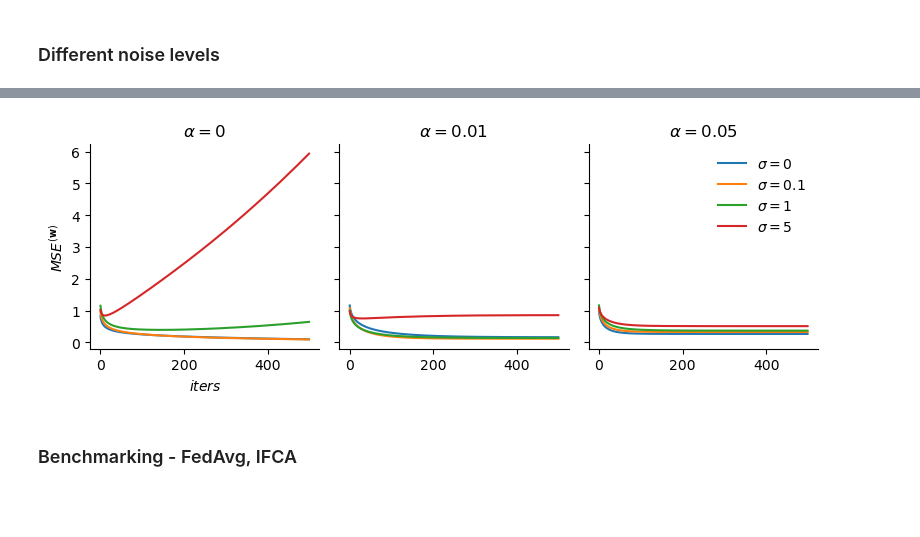
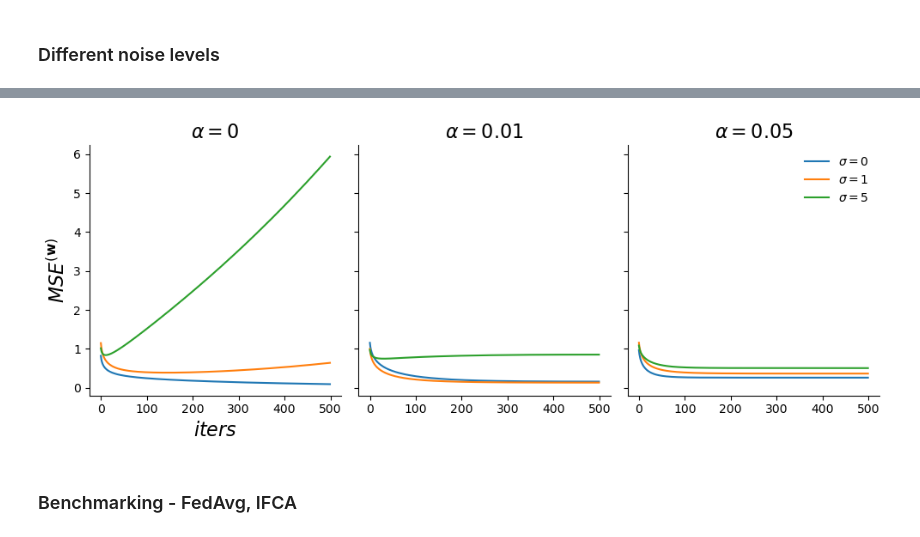
Before and after one commit to shamPJ/het-FL, a Jupyter notebook: src/FedRelax.ipynb, the cells around one changed output, grey strips where cells are left out. Drawn from its saved outputs; the diff is of its cells as text; code cells hidden in the pictures; blank space fills up the shorter version.

```diff
--- a/src/FedRelax.ipynb
+++ b/src/FedRelax.ipynb
@@ -455,13 +472,17 @@ if save_npy:
     np.save("Pytorch_clustered_w_err", err)
     np.save("Pytorch_clustered_mse_train", mse_train)
     np.save("Pytorch_clustered_mse_val", mse_val)
+else:
+    err = np.load("Pytorch_clustered_w_err.npy")
+    mse_train = np.load("Pytorch_clustered_mse_train.npy")
+    mse_val = np.load("Pytorch_clustered_mse_val.npy")
 # %% [markdown]
 **Model performance: estimated weight vector MSE**
 # %%
 labels = ['$d/m = 0.2$', '$d/m = 1$', '$d/m = 2$', '$d/m = 5$', '$d/m = 10$']
 titles = [r'$\alpha=0$', r'$\alpha=0.01$', r'$\alpha=0.05$']
 
-fig, axs = plt.subplots(1, len(reg), sharey=True, figsize=(8,3))
+fig, axs = plt.subplots(1, len(reg), sharey=True, figsize=(10,4))
 
 for ax, mse, title in zip(axs, err, titles):
     for i in range(len(d)):
@@ -513,15 +534,16 @@ reg   = [0, 0.01, 0.05]
 noise_vals = [0, 0.1, 1, 5]
 iters = 500
 
-err_noise       = np.zeros((len(reg),len(noise_vals), iters))
-mse_train_noise = np.zeros((len(reg),len(noise_vals), iters))
-mse_val_noise   = np.zeros((len(reg),len(noise_vals), iters))
+if save_npy:
+    err_noise       = np.zeros((len(reg),len(noise_vals), iters))
+    mse_train_noise = np.zeros((len(reg),len(noise_vals), iters))
+    mse_val_noise   = np.zeros((len(reg),len(noise_vals), iters))
 
-for i, reg_term in enumerate(reg):
-    out = Parallel(n_jobs=-1)(delayed(experiment)(reg_term, n_features, noise, iters) for noise in noise_vals)
+    for i, reg_term in enumerate(reg):
+        out = Parallel(n_jobs=-1)(delayed(experiment)(reg_term, n_features, noise, iters) for noise in noise_vals)
 
-    for j in range(len(noise_vals)):
-        err_noise[i,j]            = out[j][0]
-        mse_train_noise[i,j]      = out[j][1]
-        mse_val_noise[i,j]        = out[j][2]
+        for j in range(len(noise_vals)):
+            err_noise[i,j]            = out[j][0]
+            mse_train_noise[i,j]      = out[j][1]
+            mse_val_noise[i,j]        = out[j][2]
 # %% [output]
@@ -532,27 +554,31 @@ if save_npy:
     np.save("Pytorch_clustered_w_err_noise", err_noise)
     np.save("Pytorch_clustered_mse_train_noise", mse_train_noise)
     np.save("Pytorch_clustered_mse_val_noise", mse_val_noise)
+else:
+    err_noise = np.load("Pytorch_clustered_w_err_noise.npy")
+    mse_train_noise = np.load("Pytorch_clustered_mse_train_noise.npy")
+    mse_val_noise = np.load("Pytorch_clustered_mse_val_noise.npy")
 # %%
 labels = [r'$\sigma = 0$', r'$\sigma = 0.1$', r'$\sigma = 1$', r'$\sigma = 5$']
 titles = [r'$\alpha=0$', r'$\alpha=0.01$', r'$\alpha=0.05$']
 
-fig, axs = plt.subplots(1, len(reg), sharey=True, figsize=(8,3))
+fig, axs = plt.subplots(1, len(reg), sharey=True, figsize=(10,4))
 
 for ax, mse, title in zip(axs, err_noise, titles):
-    for i in range(len(noise_vals)):
+    for i in [0,2,3]:
         ax.plot(np.arange(len(mse[i])), mse[i], label=labels[i])
     ax.set_title(title)
 
 axs[0].set_ylabel (r'$MSE^{(\mathbf{w})}$')
 axs[0].set_xlabel ('$iters$')
 
 plt.legend(frameon=False)
 #fig.suptitle('FedRelax weight vector MSE w.r.t. noise level, d/m=1')
 fig.tight_layout()
 plt.savefig("Pytorch_clustered_w_err_noise.png")
 plt.show()
 # %% [output]
-[figure, old version]
+[figure, new version]
 # %% [markdown]
 ### Benchmarking - FedAvg, IFCA
 # %%
```
Also changed, not shown: parts of 18 cells of this notebook, 1 other file.
